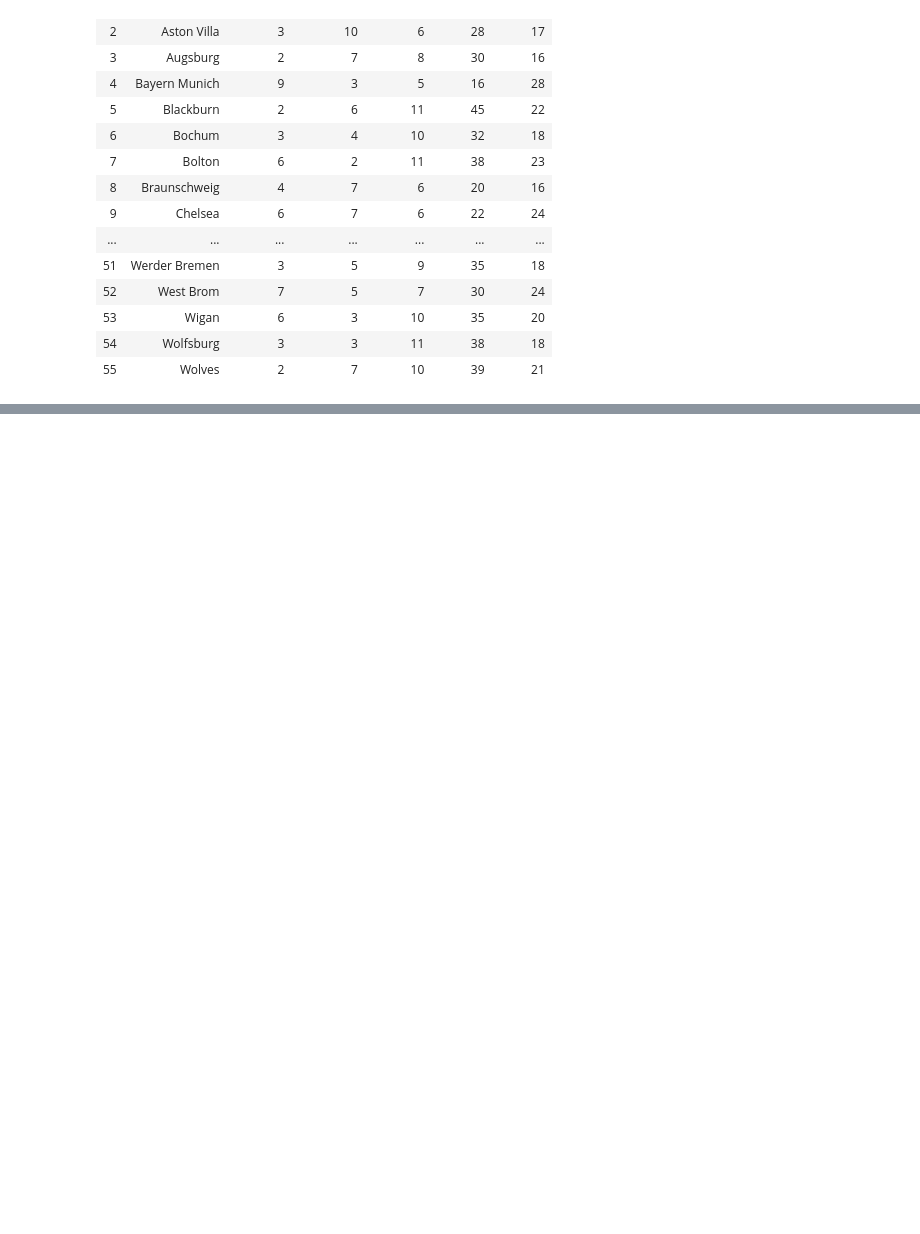
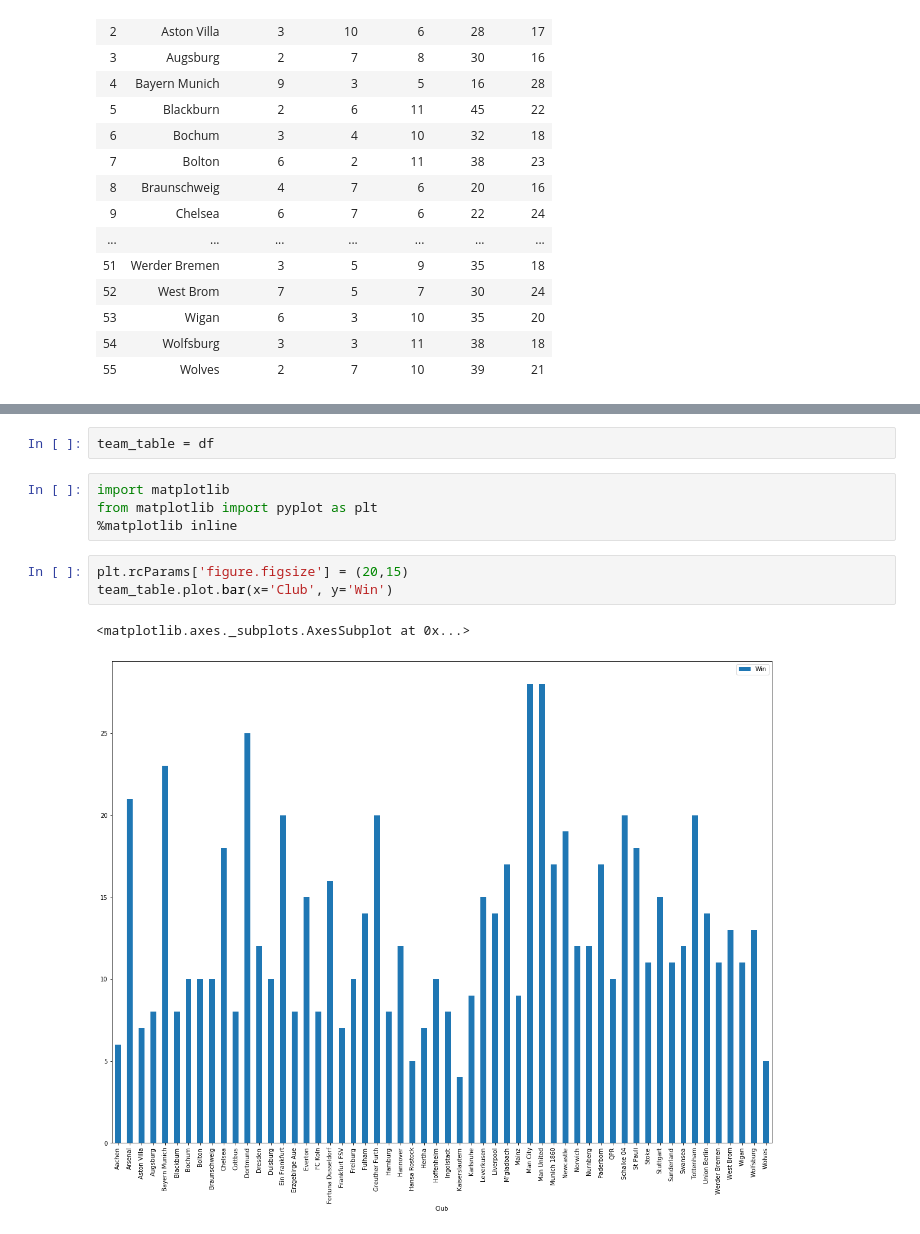
Before and after one commit to dirkstrong1/dsc-mod-2-lab-seattle-ds-080519, a Jupyter notebook: explore_nb.ipynb, the cells around one changed output, grey strips where cells are left out. Drawn from its saved outputs; the diff is of its cells as text; blank space fills up the shorter version.

Commit message:
Test Graphs 2

```diff
--- a/explore_nb.ipynb
+++ b/explore_nb.ipynb
@@ -149,0 +178,12 @@ OperationalError: near ")": syntax error
+# %%
+team_table = df
+# %%
+import matplotlib
+from matplotlib import pyplot as plt
+%matplotlib inline
+# %%
+plt.rcParams['figure.figsize'] = (20,15)
+team_table.plot.bar(x='Club', y='Win')
+# %% [output]
+<matplotlib.axes._subplots.AxesSubplot at 0x...>
+[figure, added]
```
Also changed, not shown: parts of 2 cells of this notebook.
